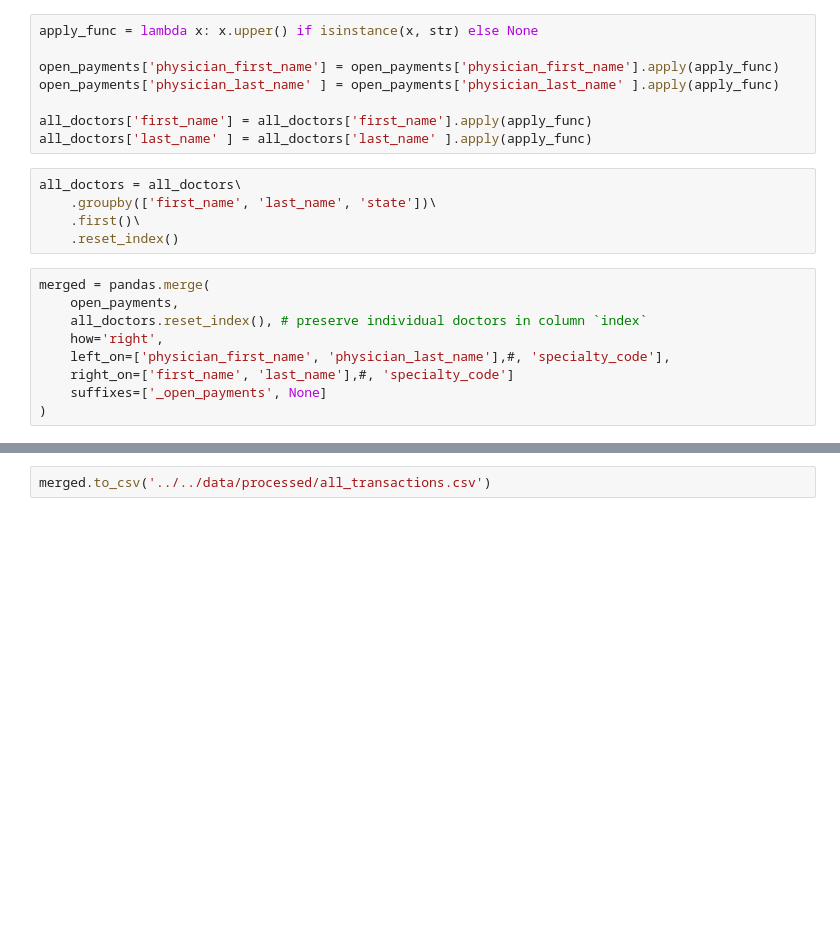
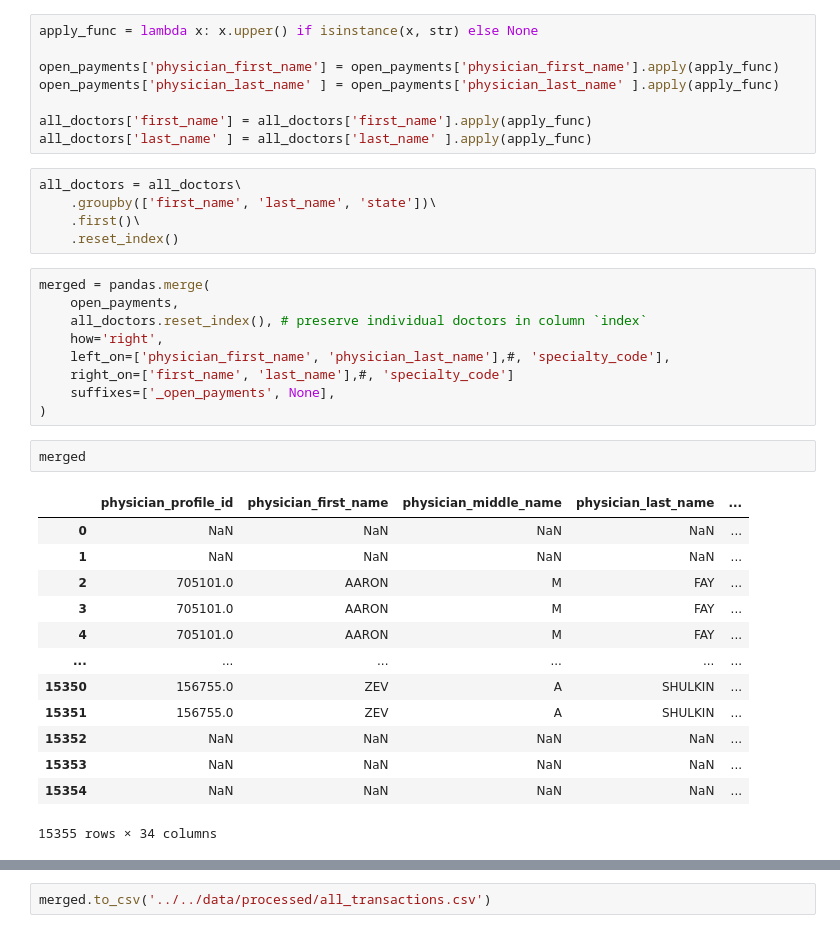
Before and after one commit to 2435191/HT_Data, a Jupyter notebook: src/link_with_open_payments/merge.ipynb, the cells around one changed output, grey strips where cells are left out. Saved outputs shown, nothing was run; the diff lists cells and outputs as text; blank space fills up the shorter version.

```diff
--- a/src/link_with_open_payments/merge.ipynb
+++ b/src/link_with_open_payments/merge.ipynb
@@ -24,5 +25,21 @@ merged = pandas.merge(
     how='right',
     left_on=['physician_first_name', 'physician_last_name'],#, 'specialty_code'],
     right_on=['first_name', 'last_name'],#, 'specialty_code']
-    suffixes=['_open_payments', None]
+    suffixes=['_open_payments', None],
 )
+# %%
+merged
+# %% [output]
+|  | physician_profile_id | physician_first_name | physician_middle_name | physician_last_name | ... |
+| 0 | NaN | NaN | NaN | NaN | ... |
+| 1 | NaN | NaN | NaN | NaN | ... |
+| 2 | 705101.0 | AARON | M | FAY | ... |
+| 3 | 705101.0 | AARON | M | FAY | ... |
+| 4 | 705101.0 | AARON | M | FAY | ... |
+| ... | ... | ... | ... | ... | ... |
+| 15350 | 156755.0 | ZEV | A | SHULKIN | ... |
+| 15351 | 156755.0 | ZEV | A | SHULKIN | ... |
+| 15352 | NaN | NaN | NaN | NaN | ... |
+| 15353 | NaN | NaN | NaN | NaN | ... |
+| 15354 | NaN | NaN | NaN | NaN | ... |
+15355 rows × 34 columns
```
Also changed, not shown: parts of 7 cells of this notebook, 3 other files.
